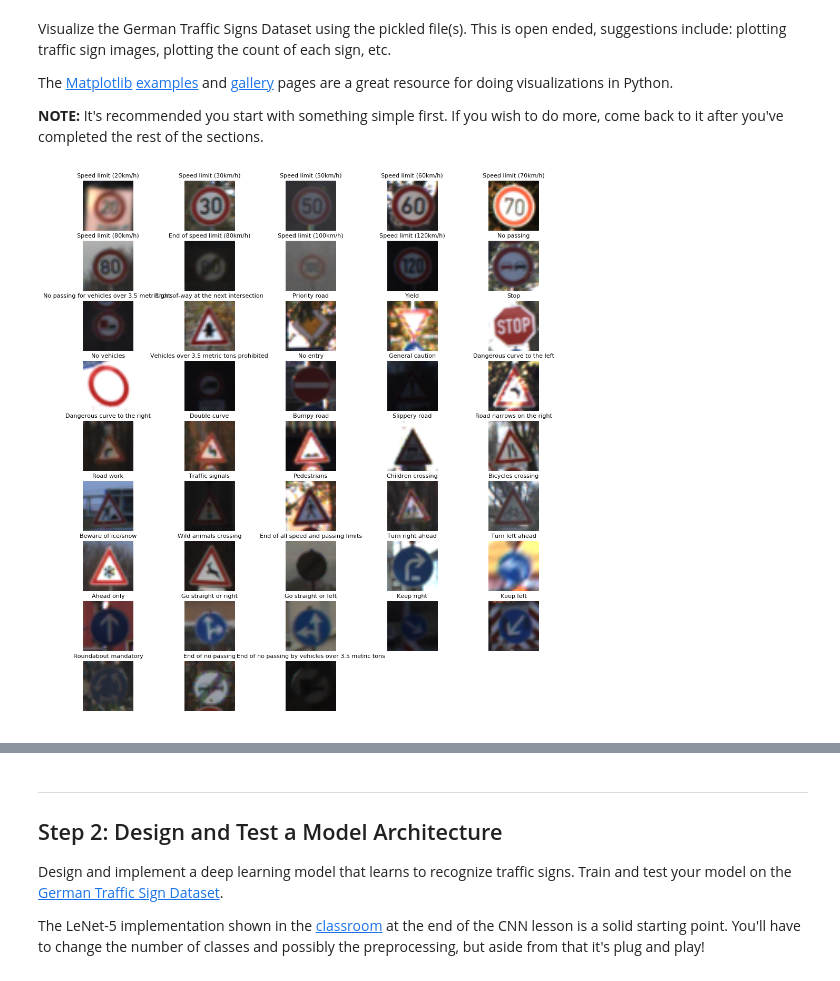
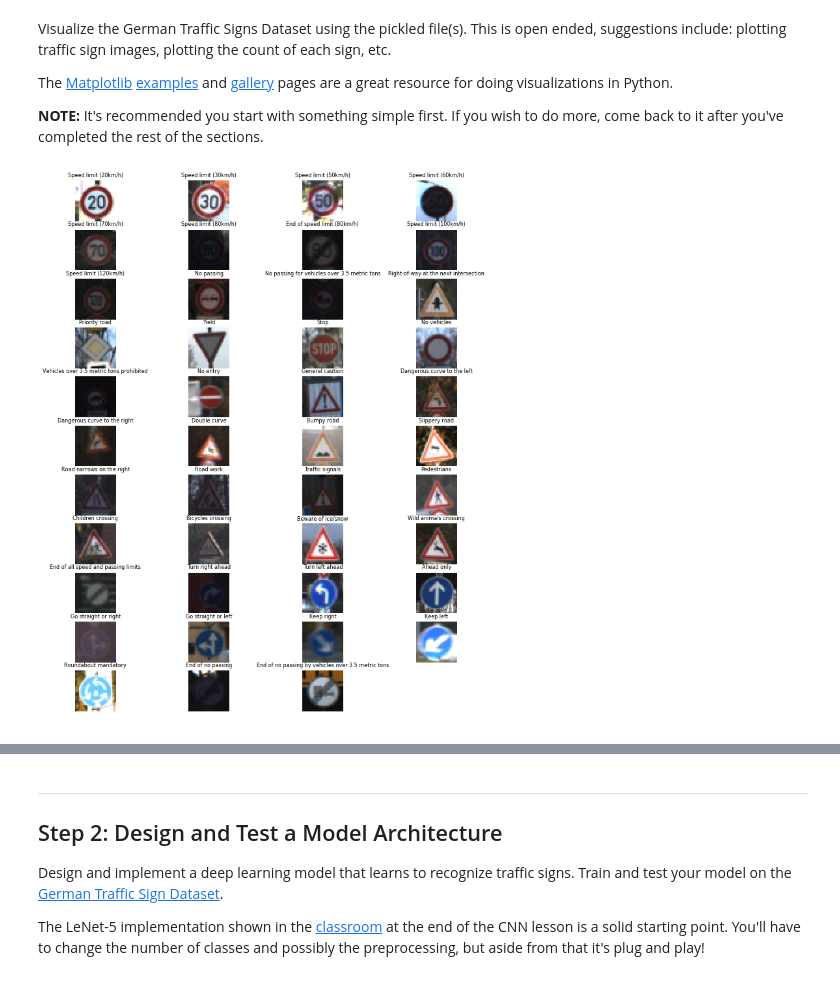
Before and after one commit to anandman/CarND-Traffic-Sign-Classifier-Project, a Jupyter notebook: Traffic_Sign_Classifier.ipynb, the cells around one changed output, grey strips where cells are left out. Cells and saved outputs as stored; diff of their text form; code cells hidden in the pictures.

```diff
--- a/Traffic_Sign_Classifier.ipynb
+++ b/Traffic_Sign_Classifier.ipynb
@@ -96,31 +96,31 @@ The [Matplotlib](http://matplotlib.org/) [examples](http://matplotlib.org/exampl
 # %%
 ### Data exploration visualization code goes here.
 ### Feel free to use as many code cells as needed.
 import random
 import pandas as pd
 import matplotlib.pyplot as plt
 # Visualizations will be shown in the notebook.
 %matplotlib inline
 
 sn = pd.read_csv('signnames.csv')
 signnames = list(sn.SignName)
 
 def show_image(location, title, img):
     plt.subplot(*location)
     plt.title(title,fontsize=8)
     plt.axis('off')
     if len(img.shape) == 3:
         plt.imshow(img)
     else:
         plt.imshow(img, cmap='gray')
 
-plt.figure(figsize=(12,13))
+plt.figure(figsize=(12,15))
 
 for sign in range(n_classes):
     [index] = random.sample(list(np.where(y_train == sign)[0]),1)
-    show_image((9, 5, sign+1), signnames[sign], X_train[index])
+    show_image((11, 4, sign+1), signnames[sign], X_train[index])
 # %% [output]
-[figure, old version]
+[figure, new version]
 # %%
 ### show histogram of training data set
 ### we don't want to look at either validation or test data set and pollute ourselves
```
Also changed, not shown: parts of 6 cells of this notebook.
